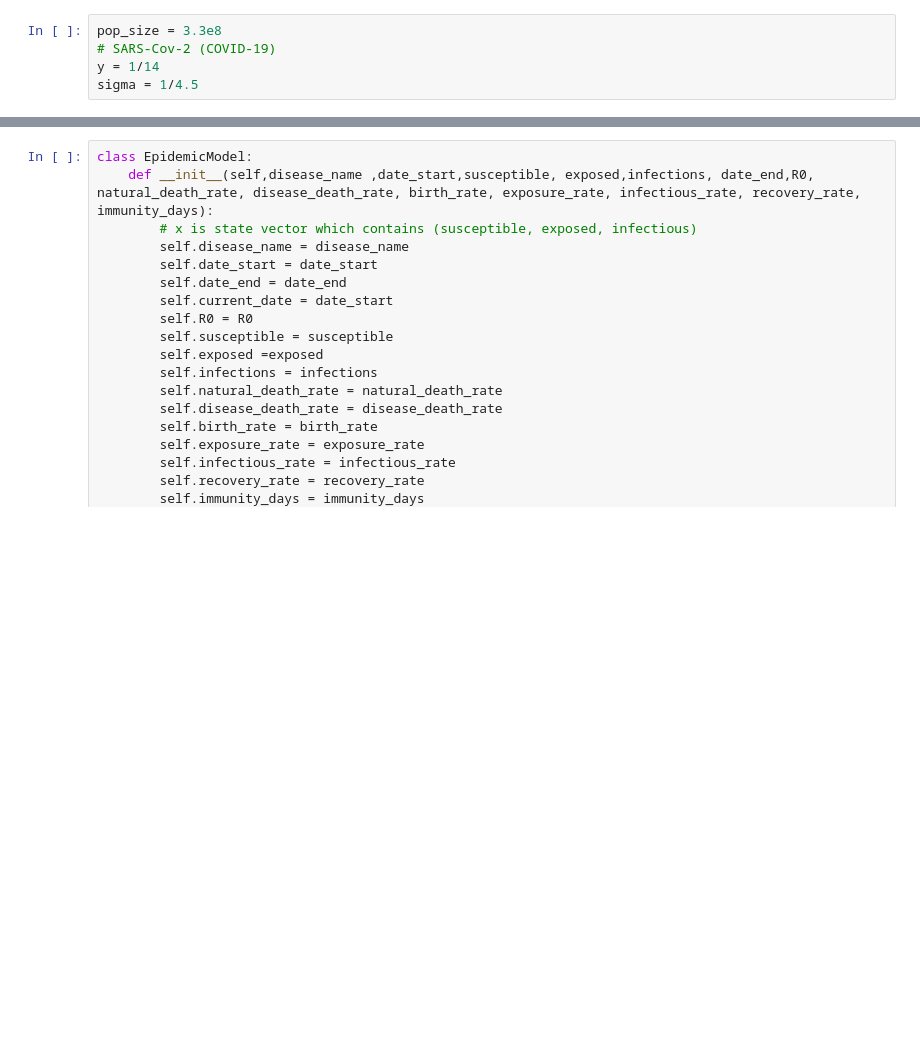
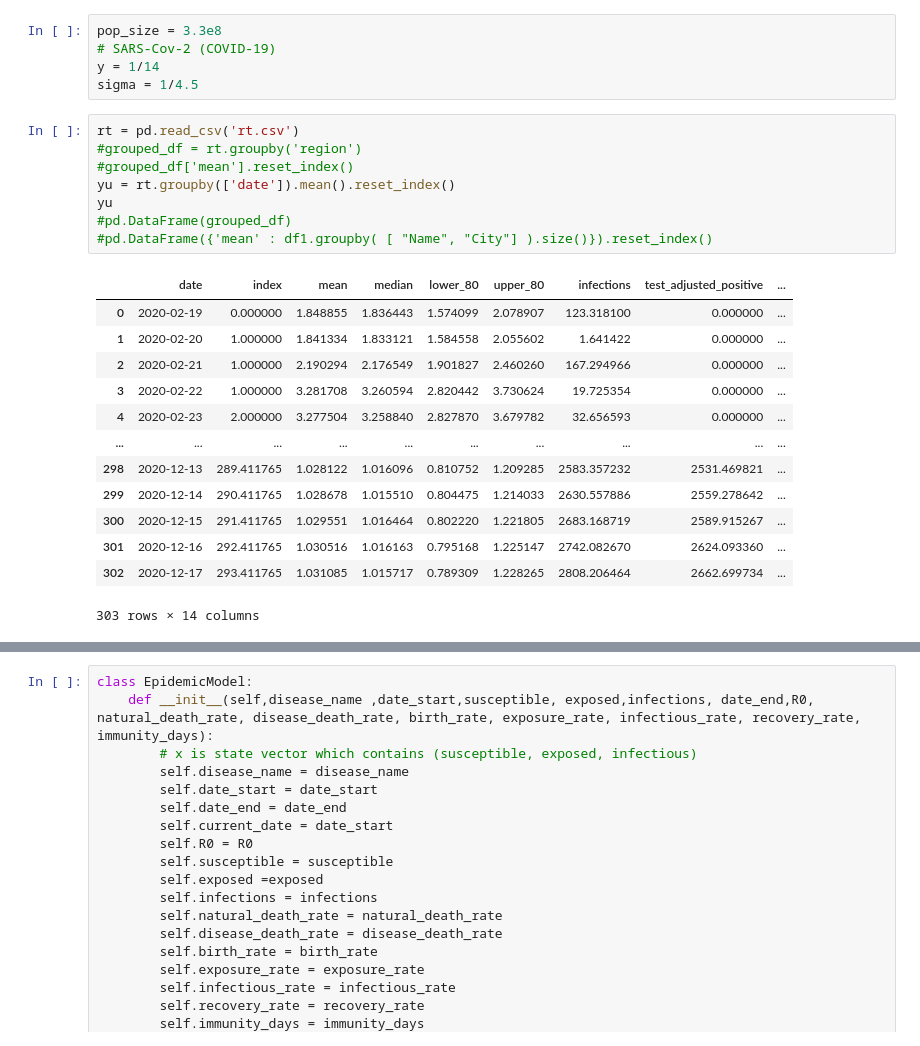
Before and after one commit to felzek/covid-project, a Jupyter notebook: Epidemiology Folder/Epidemic_Test_Code-Covid.ipynb, the cells around one changed output, grey strips where cells are left out. Cells and saved outputs as stored; diff of their text form; blank space fills up the shorter version.

```diff
--- a/Epidemiology Folder/Epidemic_Test_Code-Covid.ipynb
+++ b/Epidemiology Folder/Epidemic_Test_Code-Covid.ipynb
@@ -12,3 +12,25 @@ pop_size = 3.3e8
 # SARS-Cov-2 (COVID-19)
 y = 1/14
 sigma = 1/4.5
+# %%
+rt = pd.read_csv('rt.csv')
+#grouped_df = rt.groupby('region')
+#grouped_df['mean'].reset_index()
+yu = rt.groupby(['date']).mean().reset_index()
+yu
+#pd.DataFrame(grouped_df)
+#pd.DataFrame({'mean' : df1.groupby( [ "Name", "City"] ).size()}).reset_index()
+# %% [output]
+|  | date | index | mean | median | lower_80 | upper_80 | infections | test_adjusted_positive | ... |
+| 0 | 2020-02-19 | 0.000000 | 1.848855 | 1.836443 | 1.574099 | 2.078907 | 123.318100 | 0.000000 | ... |
+| 1 | 2020-02-20 | 1.000000 | 1.841334 | 1.833121 | 1.584558 | 2.055602 | 1.641422 | 0.000000 | ... |
+| 2 | 2020-02-21 | 1.000000 | 2.190294 | 2.176549 | 1.901827 | 2.460260 | 167.294966 | 0.000000 | ... |
+| 3 | 2020-02-22 | 1.000000 | 3.281708 | 3.260594 | 2.820442 | 3.730624 | 19.725354 | 0.000000 | ... |
+| 4 | 2020-02-23 | 2.000000 | 3.277504 | 3.258840 | 2.827870 | 3.679782 | 32.656593 | 0.000000 | ... |
+| ... | ... | ... | ... | ... | ... | ... | ... | ... | ... |
+| 298 | 2020-12-13 | 289.411765 | 1.028122 | 1.016096 | 0.810752 | 1.209285 | 2583.357232 | 2531.469821 | ... |
+| 299 | 2020-12-14 | 290.411765 | 1.028678 | 1.015510 | 0.804475 | 1.214033 | 2630.557886 | 2559.278642 | ... |
+| 300 | 2020-12-15 | 291.411765 | 1.029551 | 1.016464 | 0.802220 | 1.221805 | 2683.168719 | 2589.915267 | ... |
+| 301 | 2020-12-16 | 292.411765 | 1.030516 | 1.016163 | 0.795168 | 1.225147 | 2742.082670 | 2624.093360 | ... |
+| 302 | 2020-12-17 | 293.411765 | 1.031085 | 1.015717 | 0.789309 | 1.228265 | 2808.206464 | 2662.699734 | ... |
+303 rows × 14 columns
```
Also changed, not shown: parts of 4 cells of this notebook, 1 other file.
